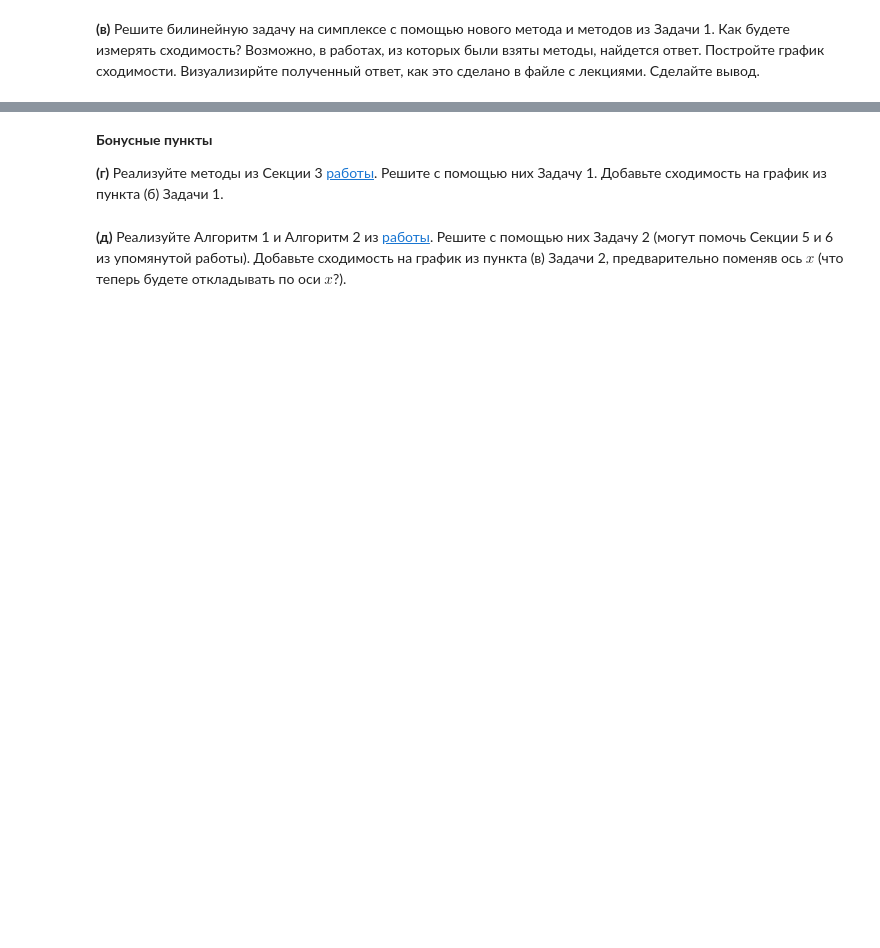
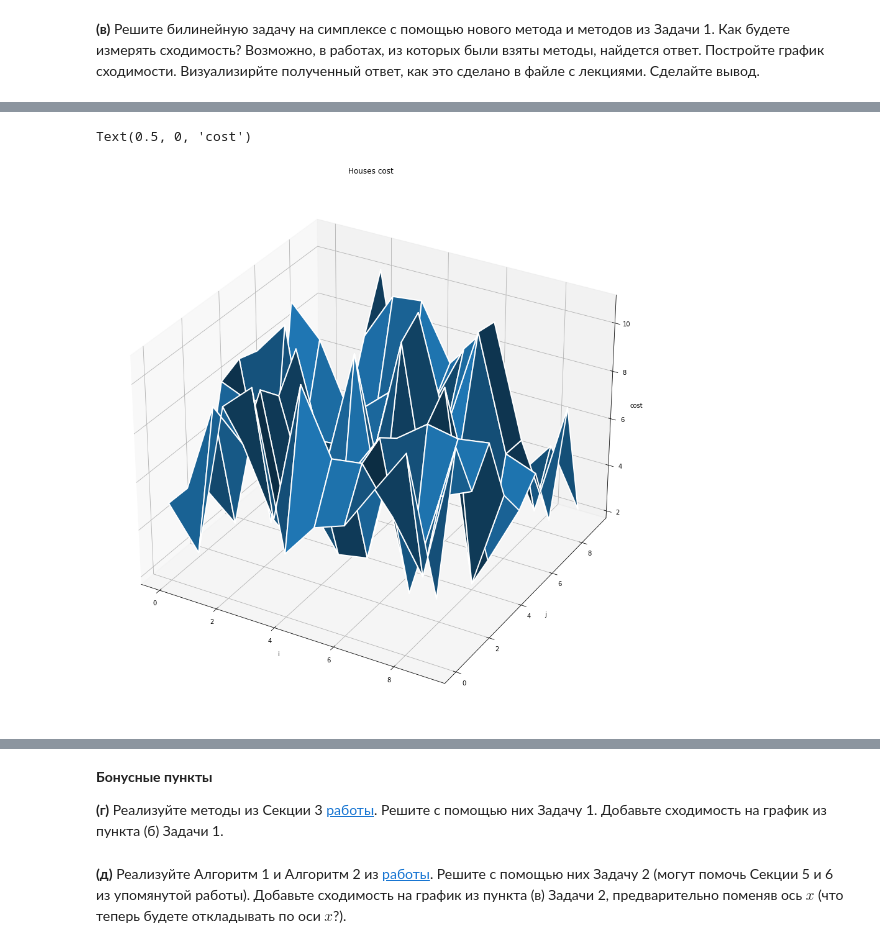
Before and after one commit to HAshIRa7/Optimization-methods, a Jupyter notebook: Optimization_HW_8.ipynb, the cells around one changed output, grey strips where cells are left out. Saved outputs shown, nothing was run; the diff lists cells and outputs as text; code cells hidden in the pictures; blank space fills up the shorter version.

```diff
--- a/Optimization_HW_8.ipynb
+++ b/Optimization_HW_8.ipynb
@@ -410,0 +392,19 @@ Text(0.5, 0, 'cost')
+# %%
+import seaborn as sb
+from mpl_toolkits.mplot3d import Axes3D
+
+xx = [i for i in range(n)]
+yy = [i for i in range(n)]
+X, Y = np.meshgrid(xx, yy)
+Z = np.copy(houses)
+
+fig = plt.figure(figsize=(20,16))
+ax = fig.add_subplot(1, 1, 1, projection='3d')
+ax.set_title('Houses cost')
+ax.plot_surface(X, Y, Z, edgecolors='white', linewidth=2)
+ax.set_xlabel('i')
+ax.set_ylabel('j')
+ax.set_zlabel('cost')
+# %% [output]
+Text(0.5, 0, 'cost')
+[figure, added]
```
Also changed, not shown: parts of 22 cells of this notebook.
